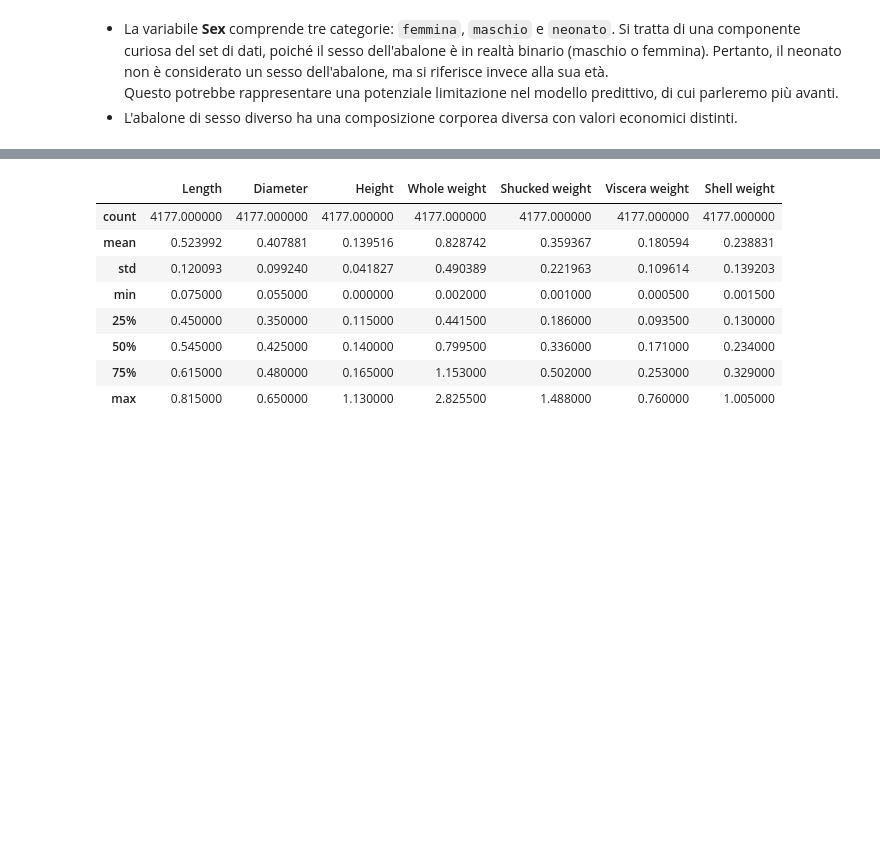
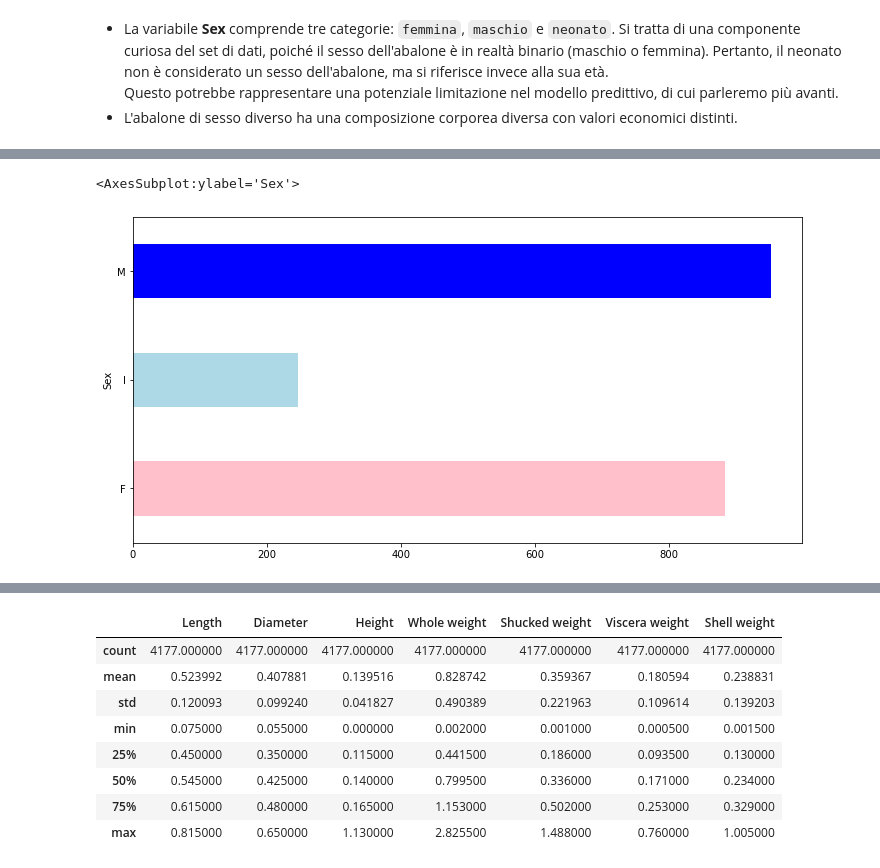
Before and after one commit to albispark/progetto-data-intensive, a Jupyter notebook: Progetto.ipynb, the cells around one changed output, grey strips where cells are left out. Saved outputs shown, nothing was run; the diff lists cells and outputs as text; code cells hidden in the pictures; blank space fills up the shorter version.

```diff
--- a/Progetto.ipynb
+++ b/Progetto.ipynb
@@ -38,4 +37,4 @@ _Immagine abalone_
 # %% [markdown]
 - Importiamo i dati contenuti nel file "abalone.csv"
 # %%
-data = pd.read_csv("data/abalone.csv")
+row_data = pd.read_csv("data/abalone.csv")
@@ -79,5 +78,7 @@ Come visto precedentemente, il dataset contiene 4177 righe e 9 colonne. Il data
 - **Viscera weight** : peso del budello, dopo il dissanguamento (in grammi)
 - **Shell weight** : peso della conchiglia dopo essere stata essiccata (in grammi)
 - **Rings** : +1,5 indica l'età in anni
+# %%
+data = row_data.copy()
 # %% [markdown]
 - `Rings` rappresenta implicitamente l'età dell'abalone
@@ -184,0 +215,5 @@ Questo potrebbe rappresentare una potenziale limitazione nel modello predittivo,
+# %%
+data.groupby(["Age", "Sex"]).size()["Old"].plot.barh(color=["pink", "lightblue", "blue"], figsize=(12,6))
+# %% [output]
+<AxesSubplot:ylabel='Sex'>
+[figure, added]
```
Also changed, not shown: parts of 113 cells of this notebook.
